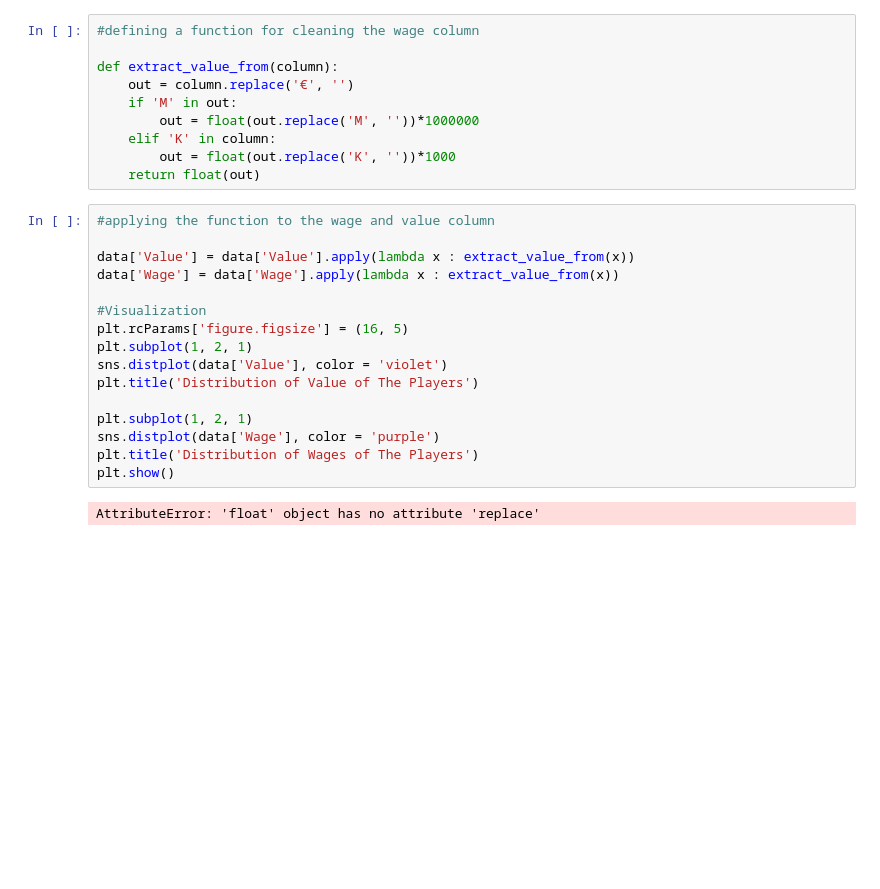
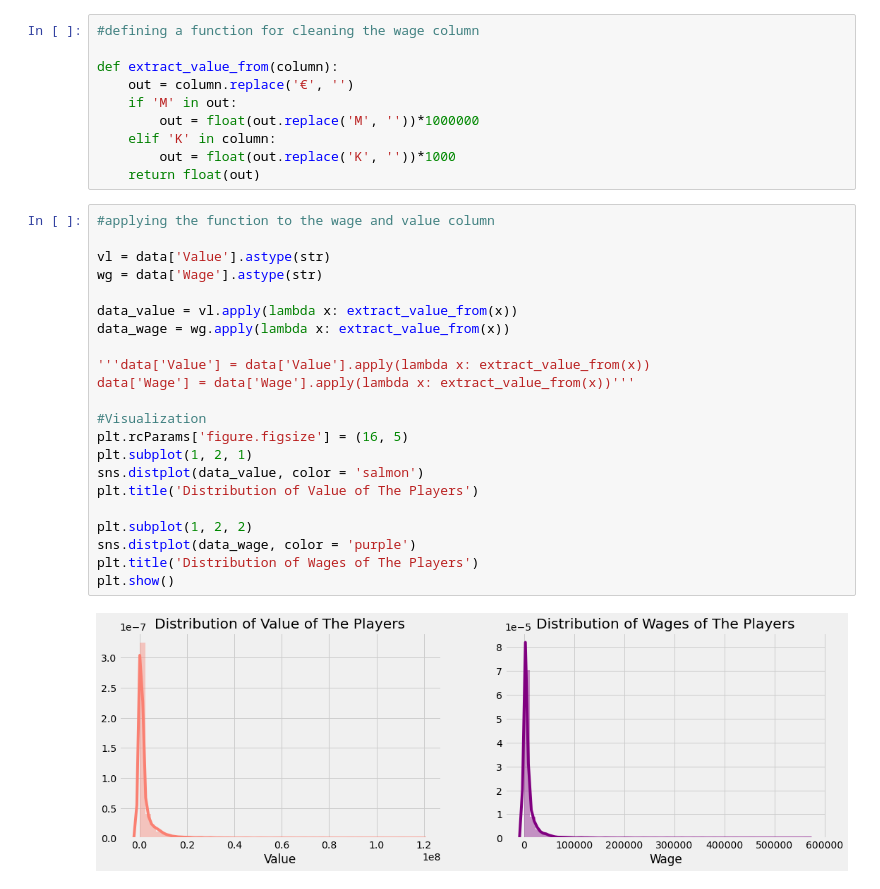
Before and after one commit to faizramadhan0202/Players-Analyst, a Jupyter notebook: Players Analysis.ipynb, the cells around one changed output. Saved outputs shown, nothing was run; the diff lists cells and outputs as text; blank space fills up the shorter version.

Commit message:
Update Data Visualization

```diff
--- a/Players Analysis.ipynb
+++ b/Players Analysis.ipynb
@@ -317,18 +317,24 @@ def extract_value_from(column):
 # %%
 #applying the function to the wage and value column
 
-data['Value'] = data['Value'].apply(lambda x : extract_value_from(x))
-data['Wage'] = data['Wage'].apply(lambda x : extract_value_from(x))
+vl = data['Value'].astype(str)
+wg = data['Wage'].astype(str)
+
+data_value = vl.apply(lambda x: extract_value_from(x))
+data_wage = wg.apply(lambda x: extract_value_from(x))
+
+'''data['Value'] = data['Value'].apply(lambda x: extract_value_from(x))
+data['Wage'] = data['Wage'].apply(lambda x: extract_value_from(x))'''
 
 #Visualization
 plt.rcParams['figure.figsize'] = (16, 5)
 plt.subplot(1, 2, 1)
-sns.distplot(data['Value'], color = 'violet')
+sns.distplot(data_value, color = 'salmon')
 plt.title('Distribution of Value of The Players')
 
-plt.subplot(1, 2, 1)
-sns.distplot(data['Wage'], color = 'purple')
+plt.subplot(1, 2, 2)
+sns.distplot(data_wage, color = 'purple')
 plt.title('Distribution of Wages of The Players')
 plt.show()
 # %% [output]
-AttributeError: 'float' object has no attribute 'replace'
+[figure, added]
```
Also changed, not shown: parts of 2 cells of this notebook.
